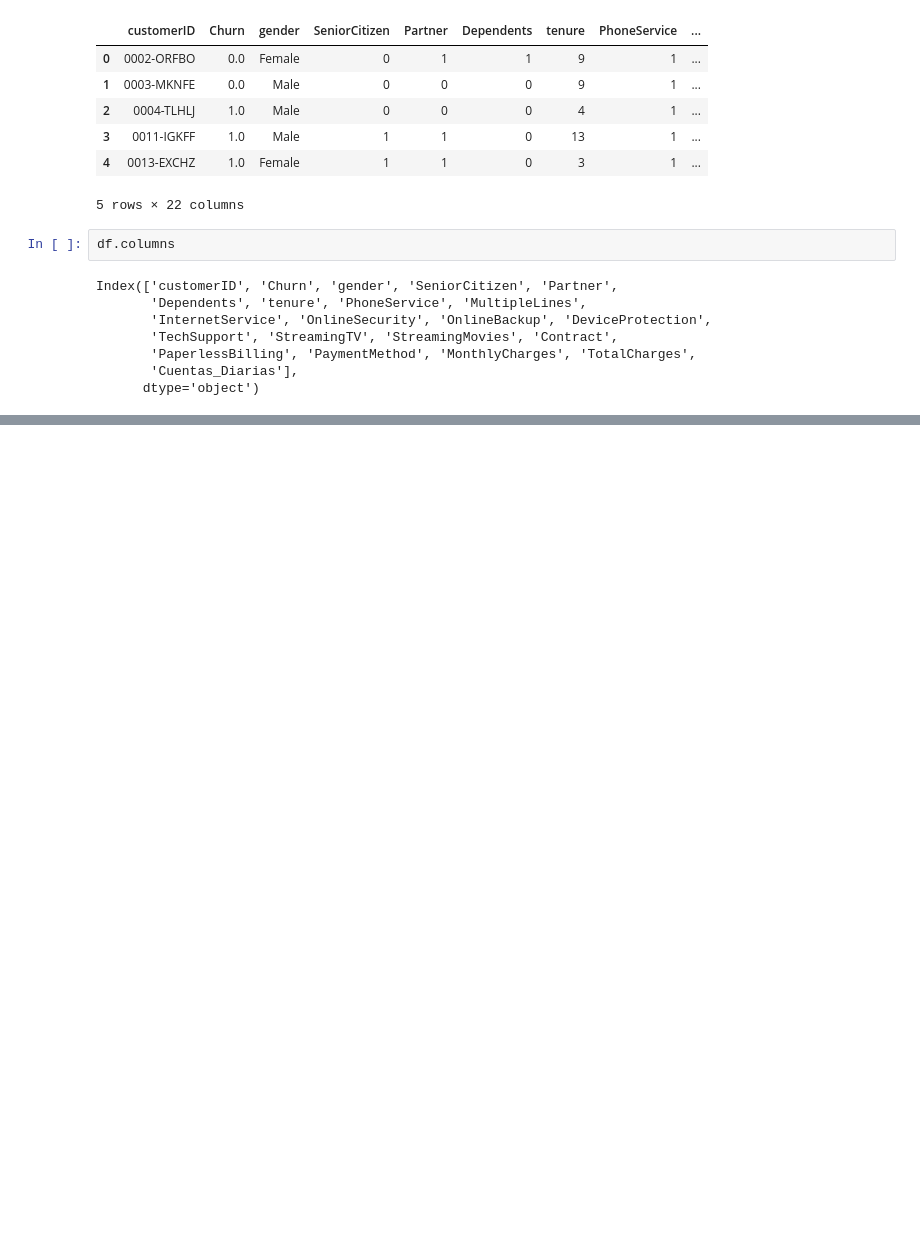
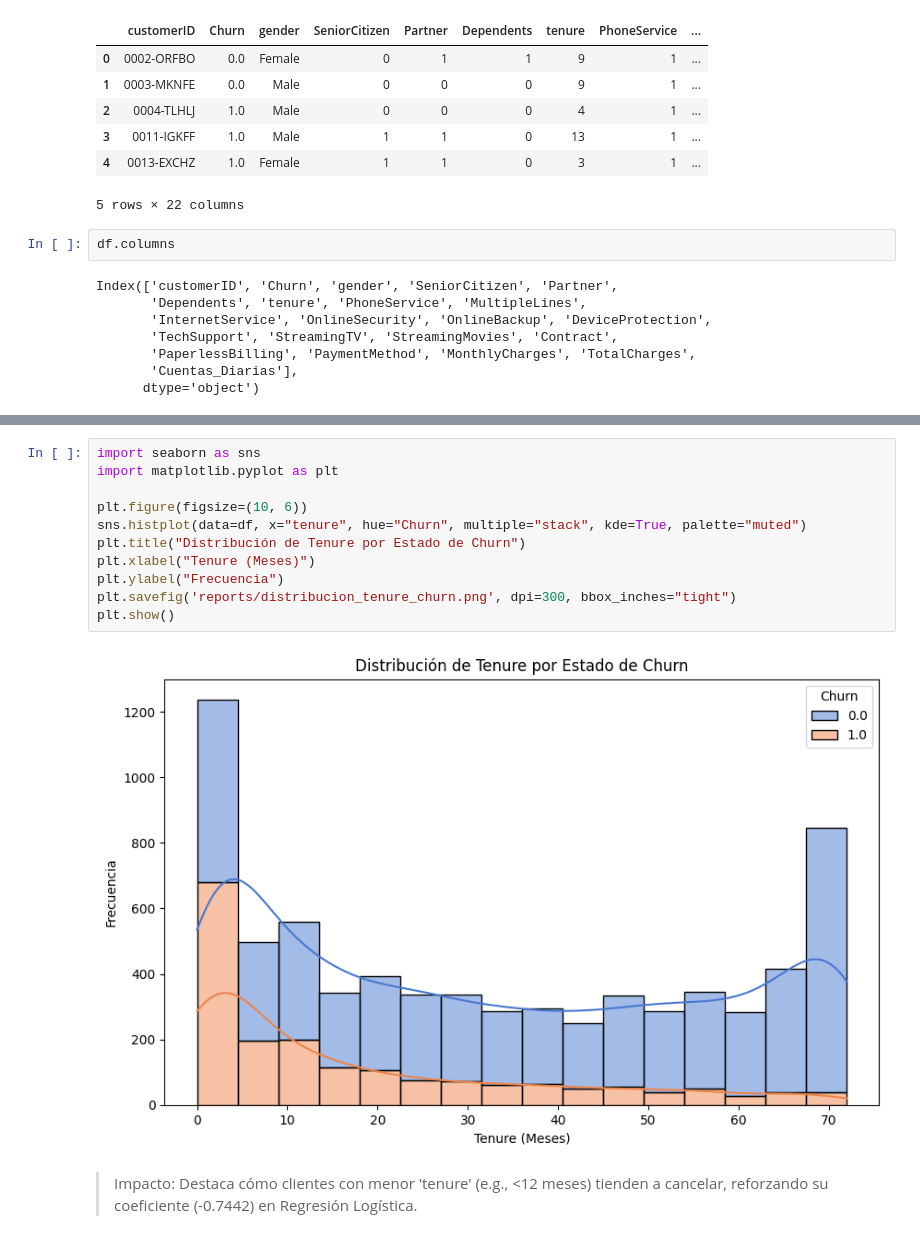
Before and after one commit to AMG-AA/challenge-Telecom2-ml, a Jupyter notebook: Challenge_TelecomX_2.ipynb, the cells around one changed output, grey strips where cells are left out. Drawn from its saved outputs; the diff is of its cells as text; blank space fills up the shorter version.

```diff
--- a/Challenge_TelecomX_2.ipynb
+++ b/Challenge_TelecomX_2.ipynb
@@ -42,0 +148,15 @@ Index(['customerID', 'Churn', 'gender', 'SeniorCitizen', 'Partner',
+# %%
+import seaborn as sns
+import matplotlib.pyplot as plt
+
+plt.figure(figsize=(10, 6))
+sns.histplot(data=df, x="tenure", hue="Churn", multiple="stack", kde=True, palette="muted")
+plt.title("Distribución de Tenure por Estado de Churn")
+plt.xlabel("Tenure (Meses)")
+plt.ylabel("Frecuencia")
+plt.savefig('reports/distribucion_tenure_churn.png', dpi=300, bbox_inches="tight")
+plt.show()
+# %% [output]
+[figure, added]
+# %% [markdown]
+> Impacto: Destaca cómo clientes con menor 'tenure' (e.g., <12 meses) tienden a cancelar, reforzando su coeficiente (-0.7442) en Regresión Logística.
```
Also changed, not shown: parts of 132 cells of this notebook, 27 other files.
